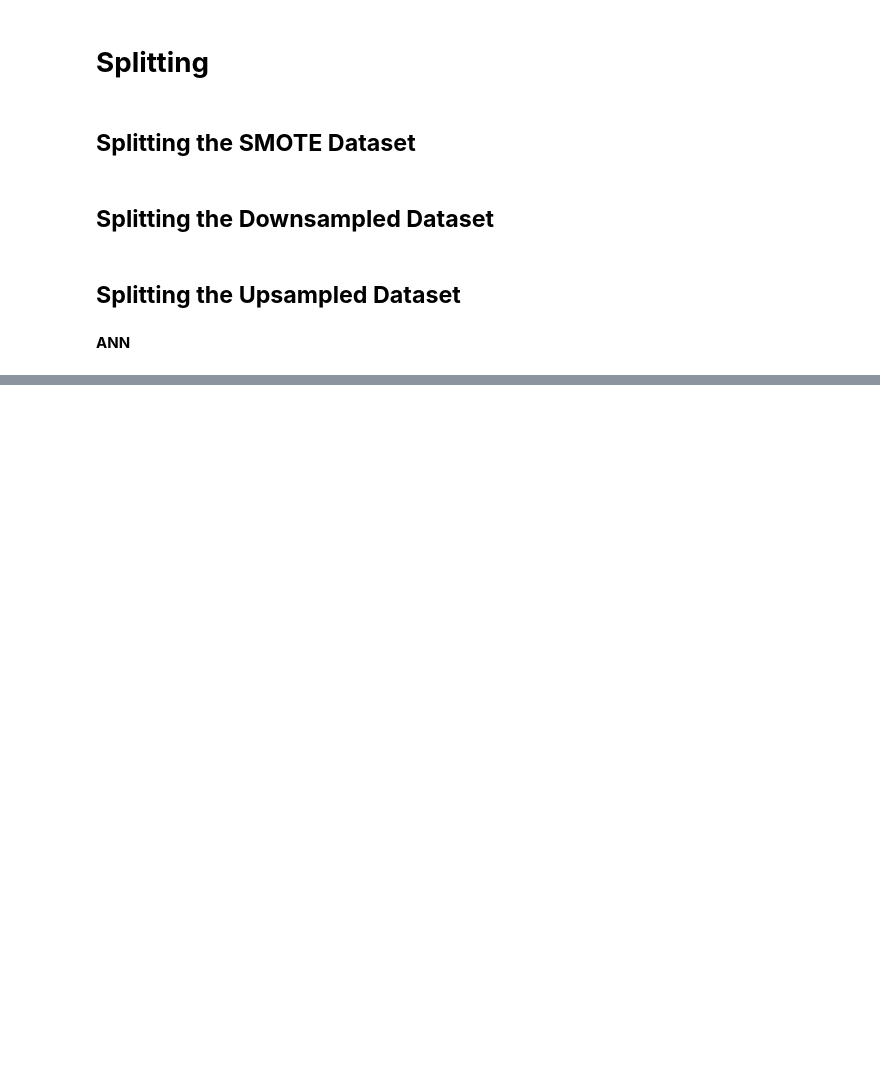
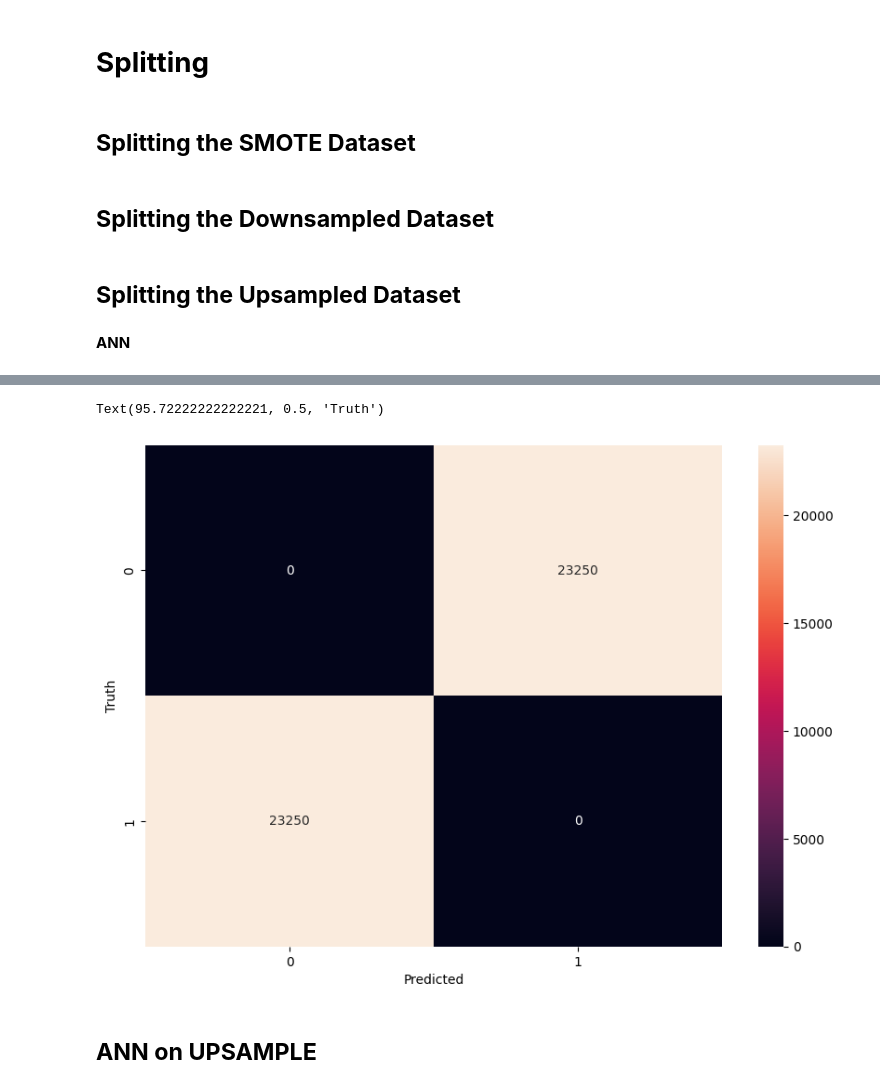
Before and after one commit to Adhyatik/MLM-PROJECT-REPORT, a Jupyter notebook: Group6_FAAD_Group_Project.ipynb, the cells around one changed output, grey strips where cells are left out. Saved outputs shown, nothing was run; the diff lists cells and outputs as text; code cells hidden in the pictures; blank space fills up the shorter version.

```diff
--- a/Group6_FAAD_Group_Project.ipynb
+++ b/Group6_FAAD_Group_Project.ipynb
@@ -521,0 +534,12 @@ plt.show()
+# %%
+model = keras.Sequential([
+    keras.layers.Dense(26, input_shape=(X_train_smote.shape[1],), activation='relu'),
+    keras.layers.Dense(15, activation='relu'),
+    keras.layers.Dense(1, activation='sigmoid')
+])
+
+model.compile(optimizer='adam',
+              loss='binary_crossentropy',
+              metrics=['accuracy'])
+
+model.fit(X_train_smote, y_train_smote, epochs=100)
@@ -521,0 +570,3 @@ plt.show()
+# %%
+yp = model.predict(X_test_smote)
+yp[:5]
@@ -521,0 +580,7 @@ plt.show()
+# %%
+y_pred_smote = []
+for element in yp:
+    if element > 0.5:
+        y_pred_smote.append(1)
+    else:
+        y_pred_smote.append(0)
@@ -521,0 +600,12 @@ plt.show()
+# %%
+cm = tf.math.confusion_matrix(labels=y_test_smote,predictions=y_pred_smote)
+
+plt.figure(figsize = (10,7))
+sns.heatmap(cm, annot=True, fmt='d') # Changed sn to sns
+plt.xlabel('Predicted')
+plt.ylabel('Truth')
+# %% [output]
+Text(95.72222222222221, 0.5, 'Truth')
+[figure, added]
+# %% [markdown]
+## **ANN on UPSAMPLE**
```
Also changed, not shown: parts of 38 cells of this notebook.
